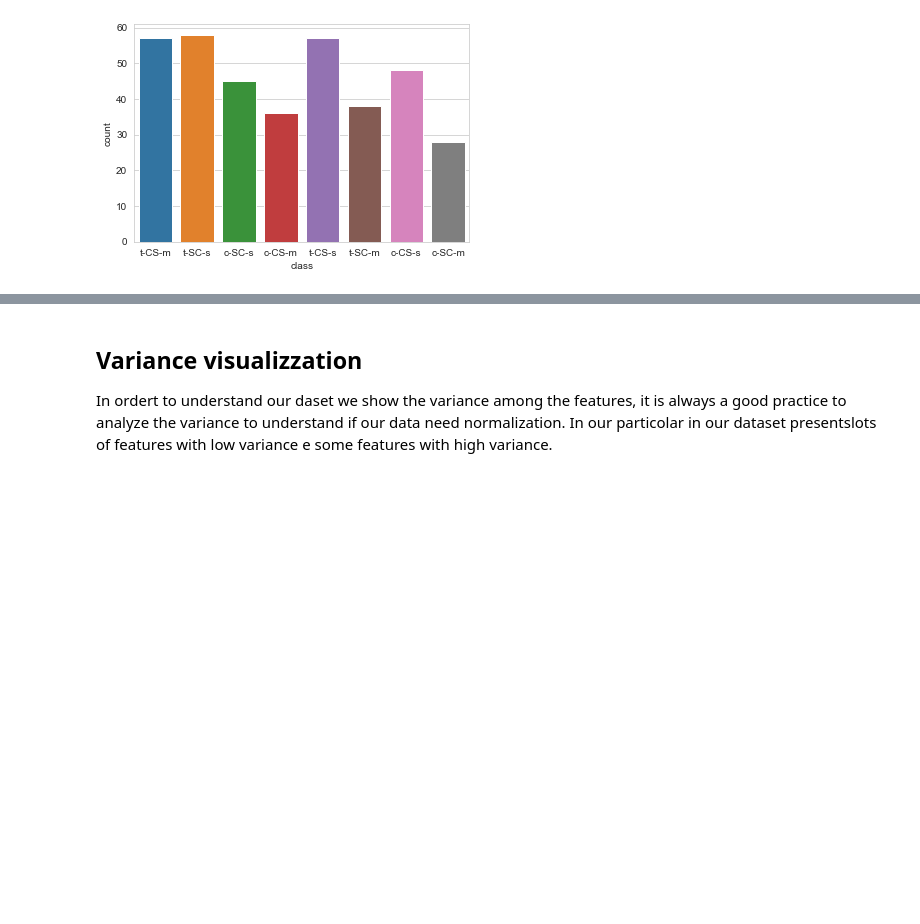
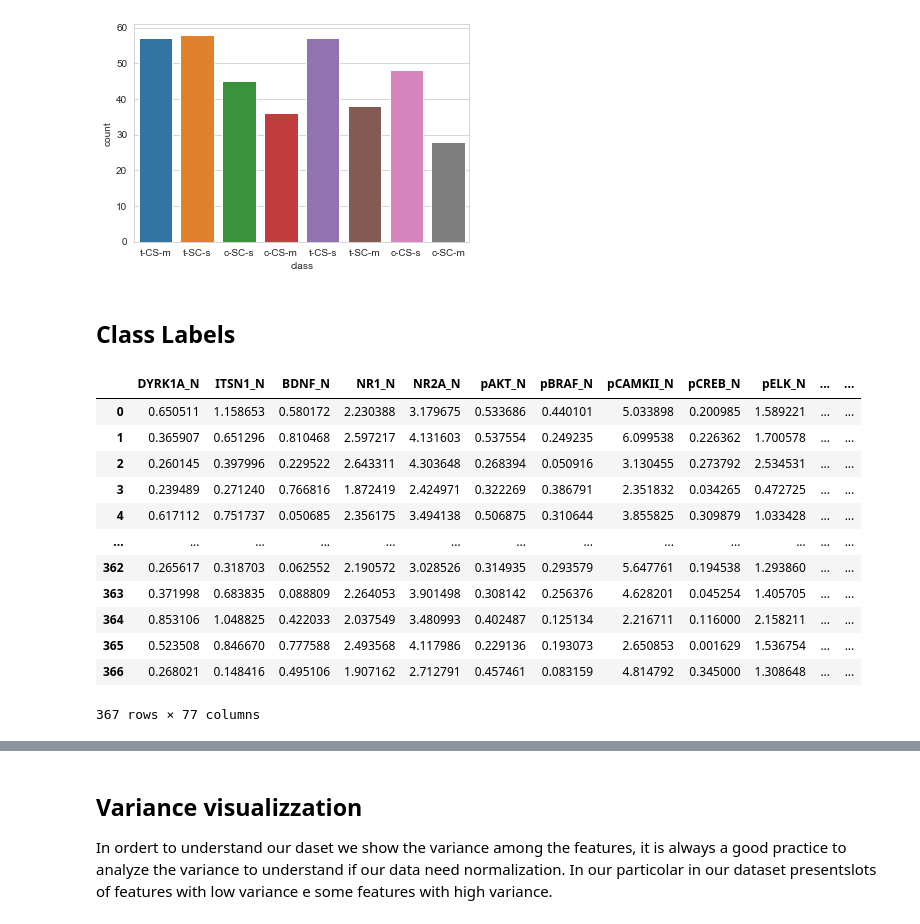
Before and after one commit to EmanuelSoda/ML_Homework, a Jupyter notebook: ML_bello.ipynb, the cells around one changed output, grey strips where cells are left out. Drawn from its saved outputs; the diff is of its cells as text; code cells hidden in the pictures; blank space fills up the shorter version.

```diff
--- a/ML_bello.ipynb
+++ b/ML_bello.ipynb
@@ -87,5 +81,27 @@ sns.countplot(train['class'])
 # %% [output]
 <matplotlib.axes._subplots.AxesSubplot at 0x...>
 [figure]
+# %% [markdown]
+## Class Labels
+# %%
+labelClass = train['class'] # the class column
+le = preprocessing.LabelEncoder()
+codedLabel = le.fit_transform(labelClass)  # fitta il trasformatore e mi ritorna le label
+train['class']  = le.fit_transform(train['class'])
+train
+# %% [output]
+|  | DYRK1A_N | ITSN1_N | BDNF_N | NR1_N | NR2A_N | pAKT_N | pBRAF_N | pCAMKII_N | pCREB_N | pELK_N | ... | ... |
+| 0 | 0.650511 | 1.158653 | 0.580172 | 2.230388 | 3.179675 | 0.533686 | 0.440101 | 5.033898 | 0.200985 | 1.589221 | ... | ... |
+| 1 | 0.365907 | 0.651296 | 0.810468 | 2.597217 | 4.131603 | 0.537554 | 0.249235 | 6.099538 | 0.226362 | 1.700578 | ... | ... |
+| 2 | 0.260145 | 0.397996 | 0.229522 | 2.643311 | 4.303648 | 0.268394 | 0.050916 | 3.130455 | 0.273792 | 2.534531 | ... | ... |
+| 3 | 0.239489 | 0.271240 | 0.766816 | 1.872419 | 2.424971 | 0.322269 | 0.386791 | 2.351832 | 0.034265 | 0.472725 | ... | ... |
+| 4 | 0.617112 | 0.751737 | 0.050685 | 2.356175 | 3.494138 | 0.506875 | 0.310644 | 3.855825 | 0.309879 | 1.033428 | ... | ... |
+| ... | ... | ... | ... | ... | ... | ... | ... | ... | ... | ... | ... | ... |
+| 362 | 0.265617 | 0.318703 | 0.062552 | 2.190572 | 3.028526 | 0.314935 | 0.293579 | 5.647761 | 0.194538 | 1.293860 | ... | ... |
+| 363 | 0.371998 | 0.683835 | 0.088809 | 2.264053 | 3.901498 | 0.308142 | 0.256376 | 4.628201 | 0.045254 | 1.405705 | ... | ... |
+| 364 | 0.853106 | 1.048825 | 0.422033 | 2.037549 | 3.480993 | 0.402487 | 0.125134 | 2.216711 | 0.116000 | 2.158211 | ... | ... |
+| 365 | 0.523508 | 0.846670 | 0.777588 | 2.493568 | 4.117986 | 0.229136 | 0.193073 | 2.650853 | 0.001629 | 1.536754 | ... | ... |
+| 366 | 0.268021 | 0.148416 | 0.495106 | 1.907162 | 2.712791 | 0.457461 | 0.083159 | 4.814792 | 0.345000 | 1.308648 | ... | ... |
+367 rows × 77 columns
 # %%
 def visualizeCorrMat(data): # Create correlation matrixc
```
Also changed, not shown: parts of 16 cells of this notebook.
